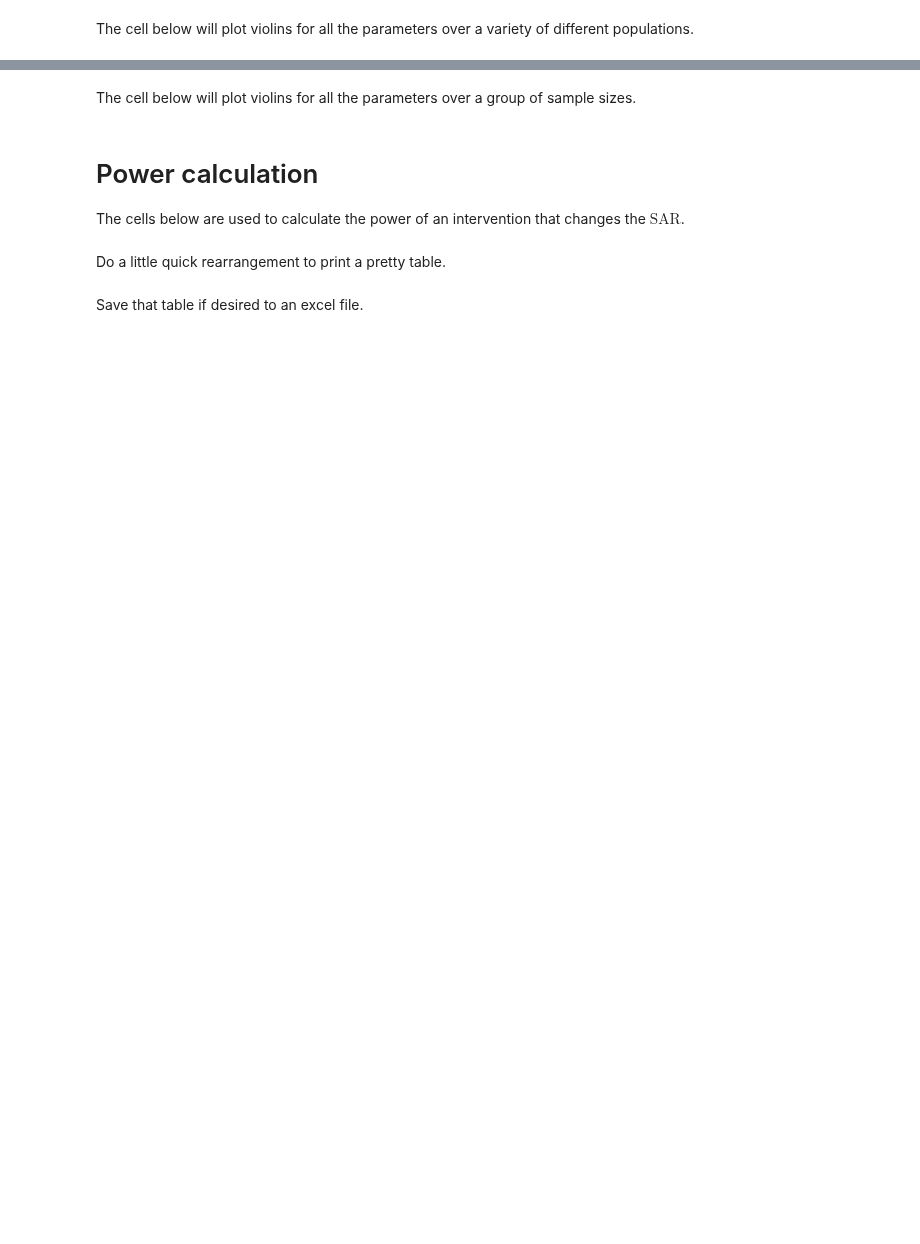
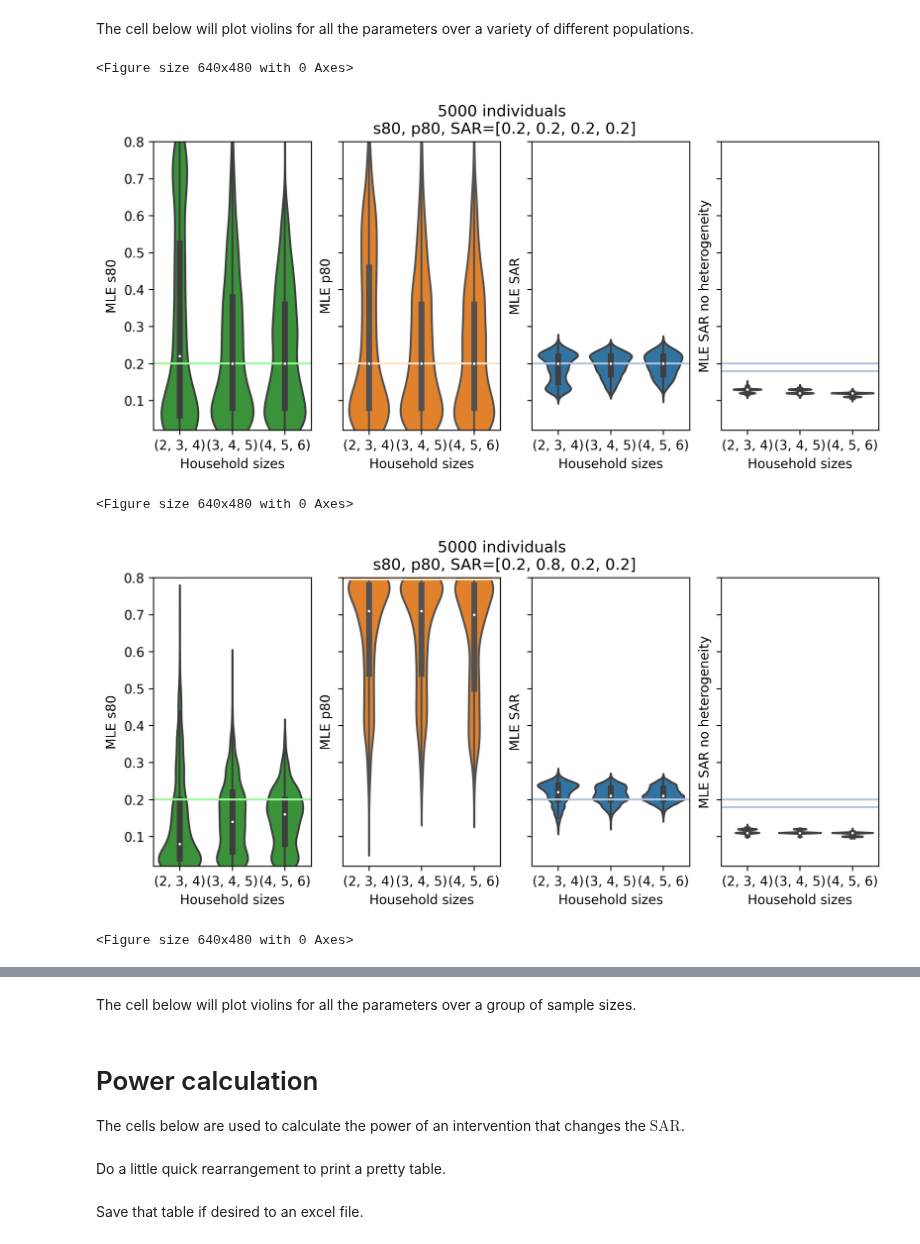
Before and after one commit to tanderson11/householdheterogeneity, a Jupyter notebook: notebooks/ViolinsAndPowerCalc.ipynb, the cells around one changed output, grey strips where cells are left out. Saved outputs shown, nothing was run; the diff lists cells and outputs as text; code cells hidden in the pictures; blank space fills up the shorter version.

```diff
--- a/notebooks/ViolinsAndPowerCalc.ipynb
+++ b/notebooks/ViolinsAndPowerCalc.ipynb
@@ -235,7 +297,8 @@ Run the fits at all the combinations (create the population sample using statist
 # %%
 import likelihood
 
-trials = 1750
+trials = 1400
+#trials = 200
 
 # a hypothesis is a theory about which parameters are involved. fits will be done separately for each hypothesis
 hypotheses = {
@@ -294,0 +465,12 @@ for sample_size in sample_sizes:
+# %%
+mix = (4,5,6)
+sample_size = 3600
+population_per_size = sample_size // len(population_mix)
+{s:population_per_size//s for s in mix}
+
+# mix (2,3,4): average size = 2.77
+# American including 2: average size = 3.0
+# mix (3,4,5): average size = 3.83
+# Guatemala including 2: average size = 4.4
+# mix (4,5,6): average size = 4.86
+# American
@@ -455,7 +687,7 @@ fit_df = fits[hypothesis]
 dpi = 300
 save_figs = True
 
-fig_sizes = {'small':(4,2.25), 'big':(10,4)}
+fig_sizes = {'small':(4,2.25), 'big':(10,4), 'vertical labels': (10,6)}
 chosen_size = 'big'
 
 #%matplotlib agg
@@ -465,13 +697,11 @@ colors = ['tab:green', 'tab:orange', 'tab:blue', 'tab:blue']
 axline_colors = ['palegreen', 'bisque', 'lightsteelblue', 'lightsteelblue']
 xlabels = ['MLE\ns80', 'MLE\np80', 'MLE\nSAR', 'constant traits \nMLE for SAR']
 
+#population_mixes = [(2,3,4,), 'America_census_incl_2', (3,4,5,), 'Guatemala_incl_2', (4,5,6,)]
+
 drop_rules = {
-    'population mix': ['Philippines', 'Mexico', (8,), 'America_census'],
+    'population mix': ['America_census_incl_2', 'Guatemala_incl_2'],
 }
-#ordered_included_pops = ['America_UN', 'Guatemala', (8,)]#, (4,)]
-#ordered_included_pops = ['Guatemala', (4,)]
-ordered_included_pops = [(2,), (3,), (4,), (5,), (6,), (7,), (8,)]
-
 
 def apply_drop_rules(df, drop_rules):
     new_df = df.copy()
@@ -484,32 +714,47 @@ def apply_drop_rules(df, drop_rules):
 new_fit_df = apply_drop_rules(fit_df, drop_rules)
 new_fit_df['population mix'] = new_fit_df['population mix'].astype(str)
 null_hypothesis_fit_df = apply_drop_rules(fits['null hypothesis'], drop_rules)
 
 # add the 'null hypothesis' SAR estimates into the dataframe so they'll be an accessible column in plotting
 null_SARs = null_hypothesis_fit_df['MLE_SAR']
 null_SARs.name = 'MLE_SAR no heterogeneity'
 new_fit_df = pd.concat([new_fit_df, null_SARs], axis=1)
 
 grouping=['written sample size', 'parameters']
 for key,group in new_fit_df.groupby(grouping):
     sample_size, parameters = key
     # The true SAR is the same regardless of null hypothesis vs standard hypothesis
     # but the `key` in the index isn't long enough because it doesn't know that we care about the null hypothesis
     # so we add the true SAR as the line for "actual value" for the null hypothesis subplot
     parameters = list(parameters) + [parameters[-1]]
     plt.figure()
     fig, axes = plt.subplots(1,len(results.metadata.parameters)+1, dpi=dpi, sharey=True, figsize=fig_sizes[chosen_size])
+    #for ax in axes:
+    #    ax.set_xticklabels(ax.get_xticks(), rotation = 90)
     null_fit_group = null_hypothesis_fit_df.groupby(grouping).get_group(key)
     relevant_parameters = list(results.metadata.parameters) + ['SAR no heterogeneity']
     for param_index,parameter in enumerate(relevant_parameters):
         seaborn_parameter_name = parameter
         plt.suptitle(f"{sample_size} individuals \ns80, p80, SAR={parameters}")
         sns.violinplot(x='population mix', y=f'MLE_{seaborn_parameter_name}', data=group, ax=axes[param_index], orient="v", color=colors[param_index])
         if parameters[param_index] == 0.8:
             axes[param_index].axhline(0.795, color=axline_colors[param_index])
         else:
             axes[param_index].axhline(parameters[param_index], color=axline_colors[param_index])
-        mi, ma = 0.1, 0.8
+        mi, ma = 0.02, 0.8
         axes[param_index].set_ylim(mi, ma)
+
+    for ax in axes:
+        ax.set_ylabel(ax.get_ylabel().replace('_', ' '))
+        ax.set_xlabel('Household sizes')
+
+    axes[param_index].axhline(0.18, color=axline_colors[param_index])
+
     if save_figs:
-        plt.savefig(os.path.join('../figures', f'{key}' + '.jpg'))
+        plt.savefig(os.path.join('../figures', f'{key}' + '.pdf'))
+# %% [output]
+<Figure size 640x480 with 0 Axes>
+[figure, added]
+<Figure size 640x480 with 0 Axes>
+[figure, added]
+<Figure size 640x480 with 0 Axes>
```
Also changed, not shown: parts of 15 cells of this notebook, 1 other file.
